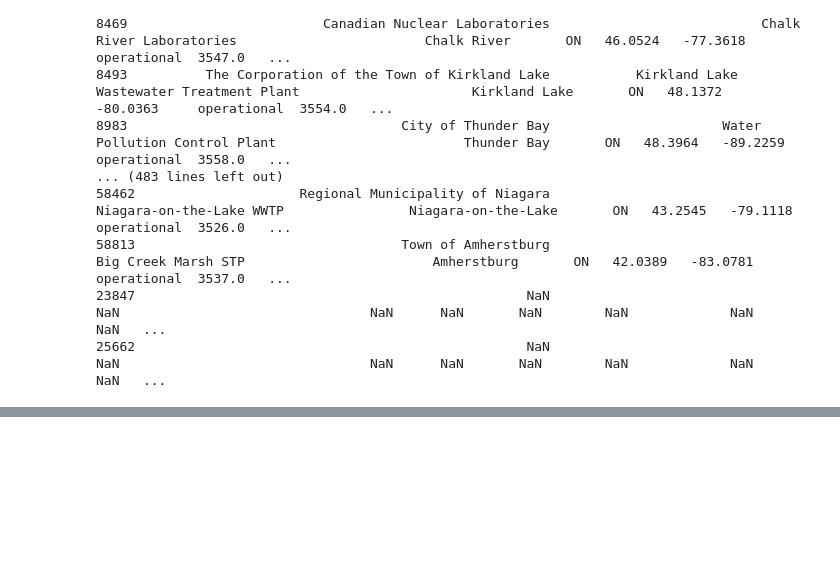
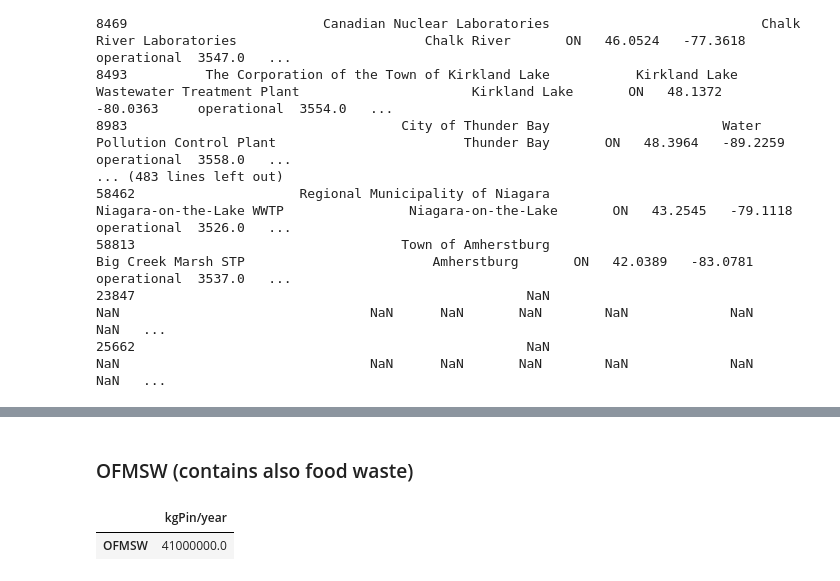
Before and after one commit to emartinher-ULaval/Ontario_P-FlowsRecovery, a Jupyter notebook: Data/PRecoeryOntario.ipynb, the cells around one changed output, grey strips where cells are left out. Cells and saved outputs as stored; diff of their text form; code cells hidden in the pictures; blank space fills up the shorter version.

```diff
--- a/Data/PRecoeryOntario.ipynb
+++ b/Data/PRecoeryOntario.ipynb
@@ -314,0 +389,12 @@ ID_WSER
+# %% [markdown]
+### OFMSW (contains also food waste)
+# %%
+OFMSW_PFlow = 41E6 #kg per year
+
+OFMSW_Ontario_df = pd.DataFrame(data={'kgPin/year':[OFMSW_PFlow]},
+                                         index=['OFMSW'])
+
+OFMSW_Ontario_df
+# %% [output]
+|  | kgPin/year |
+| OFMSW | 41000000.0 |
```
Also changed, not shown: parts of 5 cells of this notebook, 17 other files.
